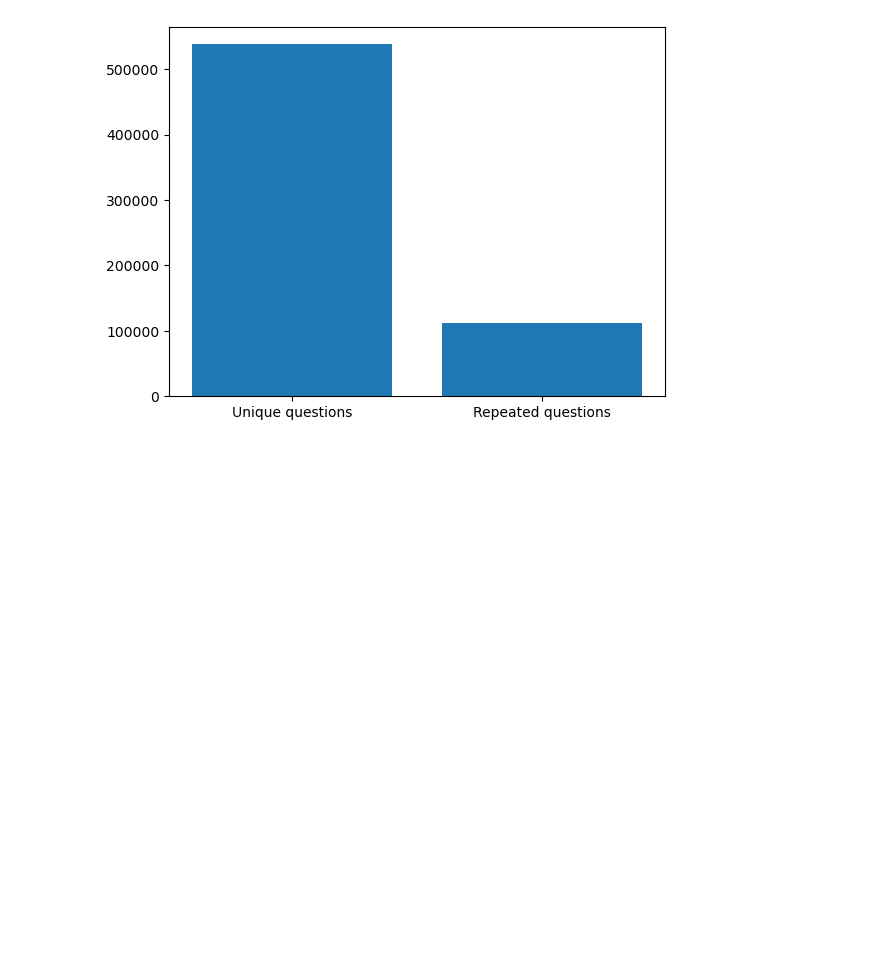
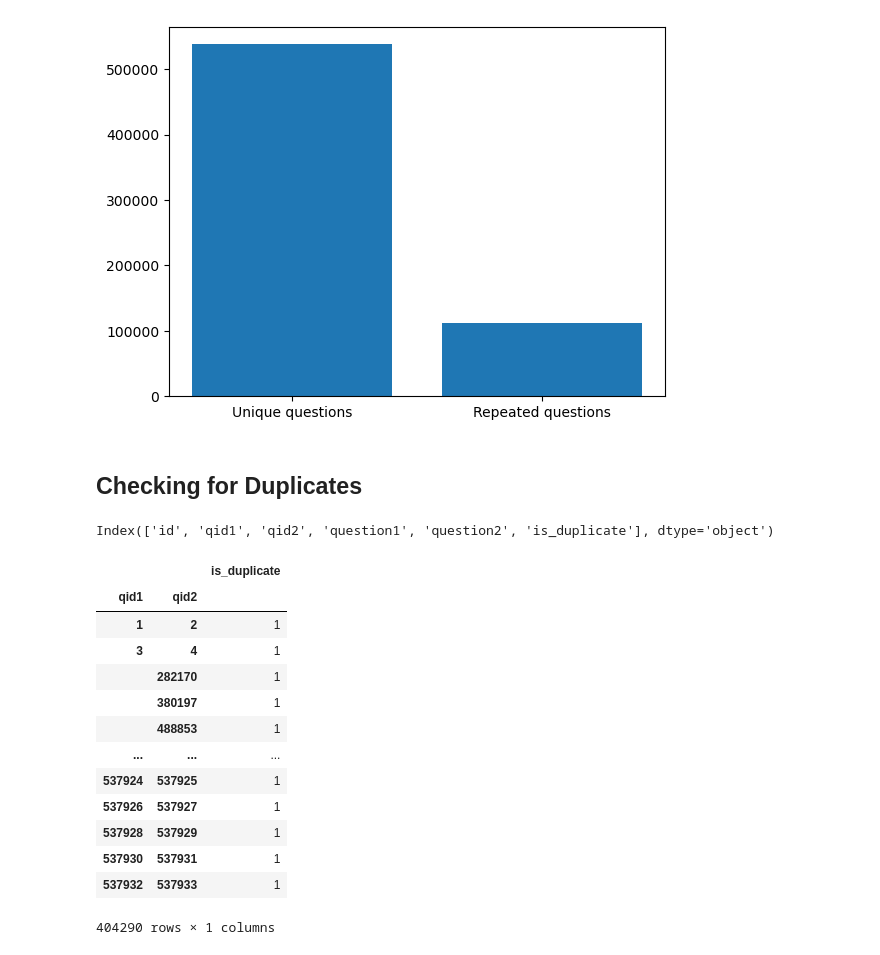
Before and after one commit to BibekRai44/Quora-Analysis, a Jupyter notebook: Quora Analysis.ipynb, the cells around one changed output. Cells and saved outputs as stored; diff of their text form; code cells hidden in the pictures; blank space fills up the shorter version.

Commit message:
checking for duplicates

```diff
--- a/Quora Analysis.ipynb
+++ b/Quora Analysis.ipynb
@@ -204,3 +204,27 @@ plt.bar(x,y)
 # %% [output]
 <BarContainer object of 2 artists>
 [figure]
+# %% [markdown]
+## Checking for Duplicates
+# %%
+df.columns
+# %% [output]
+Index(['id', 'qid1', 'qid2', 'question1', 'question2', 'is_duplicate'], dtype='object')
+# %%
+pair_duplicates=df[['qid1','qid2','is_duplicate']].groupby(['qid1','qid2']).count()
+pair_duplicates
+# %% [output]
+|  |  | is_duplicate |
+| qid1 | qid2 |  |
+| 1 | 2 | 1 |
+| 3 | 4 | 1 |
+|  | 282170 | 1 |
+|  | 380197 | 1 |
+|  | 488853 | 1 |
+| ... | ... | ... |
+| 537924 | 537925 | 1 |
+| 537926 | 537927 | 1 |
+| 537928 | 537929 | 1 |
+| 537930 | 537931 | 1 |
+| 537932 | 537933 | 1 |
+404290 rows × 1 columns
```
